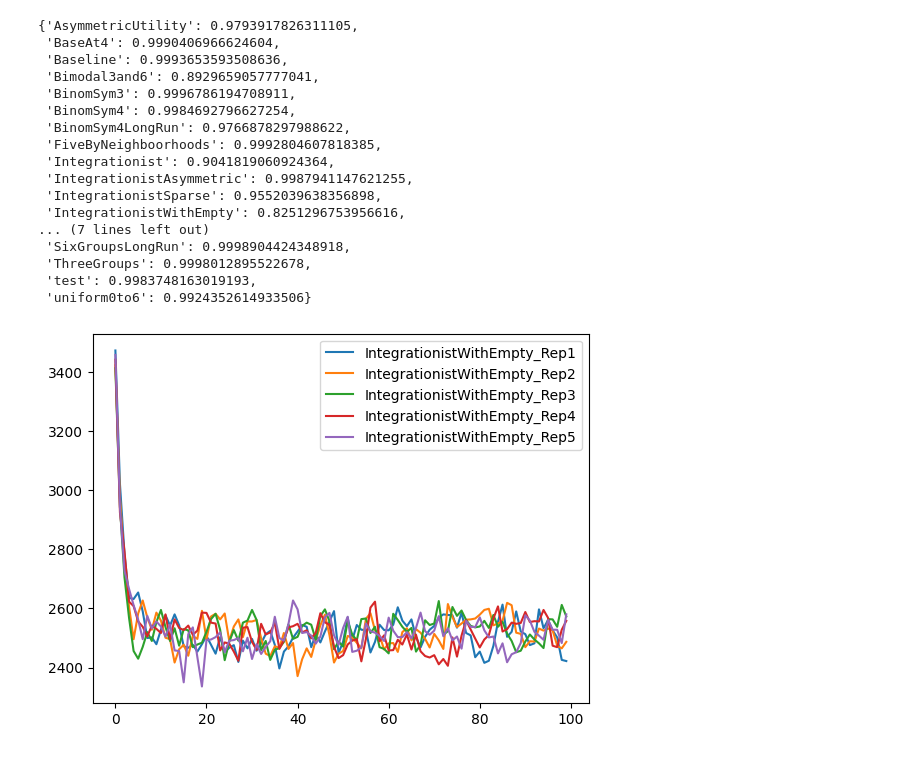
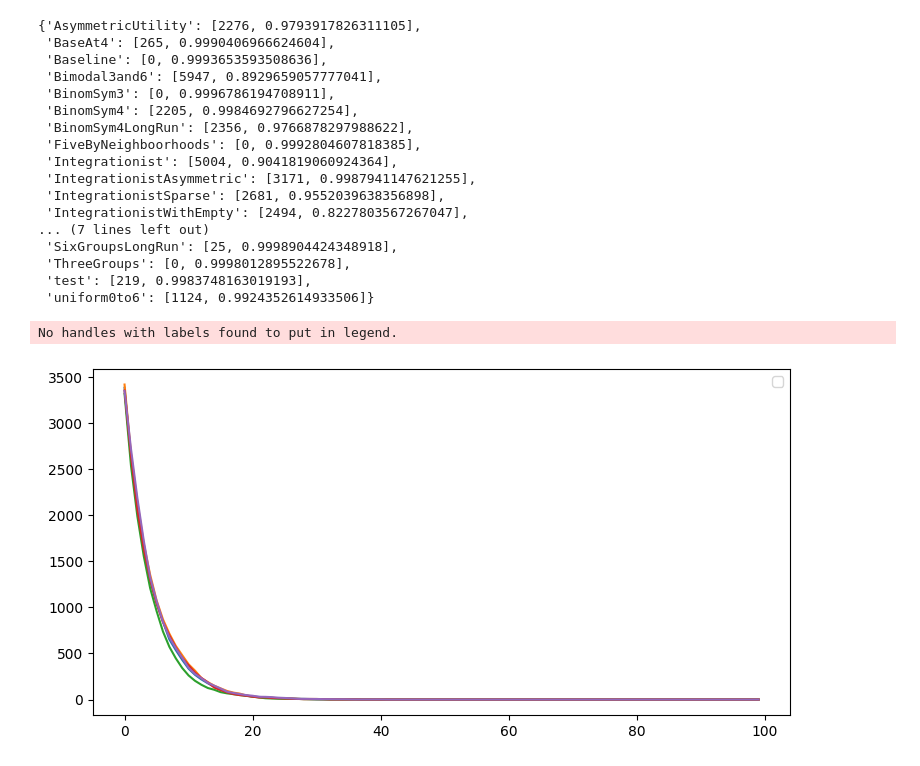
Before and after one commit to bhosley/Schoolwork, a Jupyter notebook: 2023Q1 - Discrete Event Simulation/Project/Analysis.ipynb, the cells around one changed output. Saved outputs shown, nothing was run; the diff lists cells and outputs as text; code cells hidden in the pictures.

```diff
--- a/2023Q1 - Discrete Event Simulation/Project/Analysis.ipynb
+++ b/2023Q1 - Discrete Event Simulation/Project/Analysis.ipynb
@@ -17,30 +17,30 @@ for filename in list:
     tri = np.triu(np.ones(corrMatrix.shape),1).astype(bool)
     cross = [[corrMatrix.iloc[x,y] if tri[x,y] else 0 for x in range(len(tri))] for y in range(len(corrMatrix))]
     avg = np.sum(cross) / np.count_nonzero(cross)
-    avg_corr[filename[:-4]] = avg
+    avg_corr[filename[:-4]] = [ingest.iloc[-1,-1] ,avg]
 
 pprint(avg_corr)
 # %% [output]
-{'AsymmetricUtility': 0.9793917826311105,
- 'BaseAt4': 0.9990406966624604,
- 'Baseline': 0.9993653593508636,
- 'Bimodal3and6': 0.8929659057777041,
- 'BinomSym3': 0.9996786194708911,
- 'BinomSym4': 0.9984692796627254,
- 'BinomSym4LongRun': 0.9766878297988622,
- 'FiveByNeighboorhoods': 0.9992804607818385,
- 'Integrationist': 0.9041819060924364,
- 'IntegrationistAsymmetric': 0.9987941147621255,
- 'IntegrationistSparse': 0.9552039638356898,
- 'IntegrationistWithEmpty': 0.8251296753956616,
+{'AsymmetricUtility': [2276, 0.9793917826311105],
+ 'BaseAt4': [265, 0.9990406966624604],
+ 'Baseline': [0, 0.9993653593508636],
+ 'Bimodal3and6': [5947, 0.8929659057777041],
+ 'BinomSym3': [0, 0.9996786194708911],
+ 'BinomSym4': [2205, 0.9984692796627254],
+ 'BinomSym4LongRun': [2356, 0.9766878297988622],
+ 'FiveByNeighboorhoods': [0, 0.9992804607818385],
+ 'Integrationist': [5004, 0.9041819060924364],
+ 'IntegrationistAsymmetric': [3171, 0.9987941147621255],
+ 'IntegrationistSparse': [2681, 0.9552039638356898],
+ 'IntegrationistWithEmpty': [2494, 0.8227803567267047],
 ... (7 lines left out)
- 'SixGroupsLongRun': 0.9998904424348918,
- 'ThreeGroups': 0.9998012895522678,
- 'test': 0.9983748163019193,
- 'uniform0to6': 0.9924352614933506}
+ 'SixGroupsLongRun': [25, 0.9998904424348918],
+ 'ThreeGroups': [0, 0.9998012895522678],
+ 'test': [219, 0.9983748163019193],
+ 'uniform0to6': [1124, 0.9924352614933506]}
 # %%
 def compare(list):
-    fig1 = plt.figure()
+    fig1 = plt.figure(figsize=(9, 4.5))
     ax1 = fig1.add_subplot(111)
 
     for filename in list:
@@ -48,14 +48,12 @@ def compare(list):
         labs = [filename + '_Rep' + str(n) for n in range(1,ingest.shape[1])]
         df = ingest.iloc[:,1:].copy()
         df.columns=labs
-        #display(df)
-        #ax = df.plot()
-        #ax1.plot(ax)
-        ax1.plot(df, label=labs)
-        #df.plot(x=df.iloc[0,1],y=df.iloc[0,2:])
+        #ax1.plot(df, label=labs)
+        ax1.plot(df)
     plt.legend(loc="best")
     plt.show()
 # %%
-compare(['IntegrationistWithEmpty'])
+compare(['Baseline'])
 # %% [output]
+No handles with labels found to put in legend.
-[figure, old version]
+[figure, new version]
```
Also changed, not shown: parts of 6 cells of this notebook.
